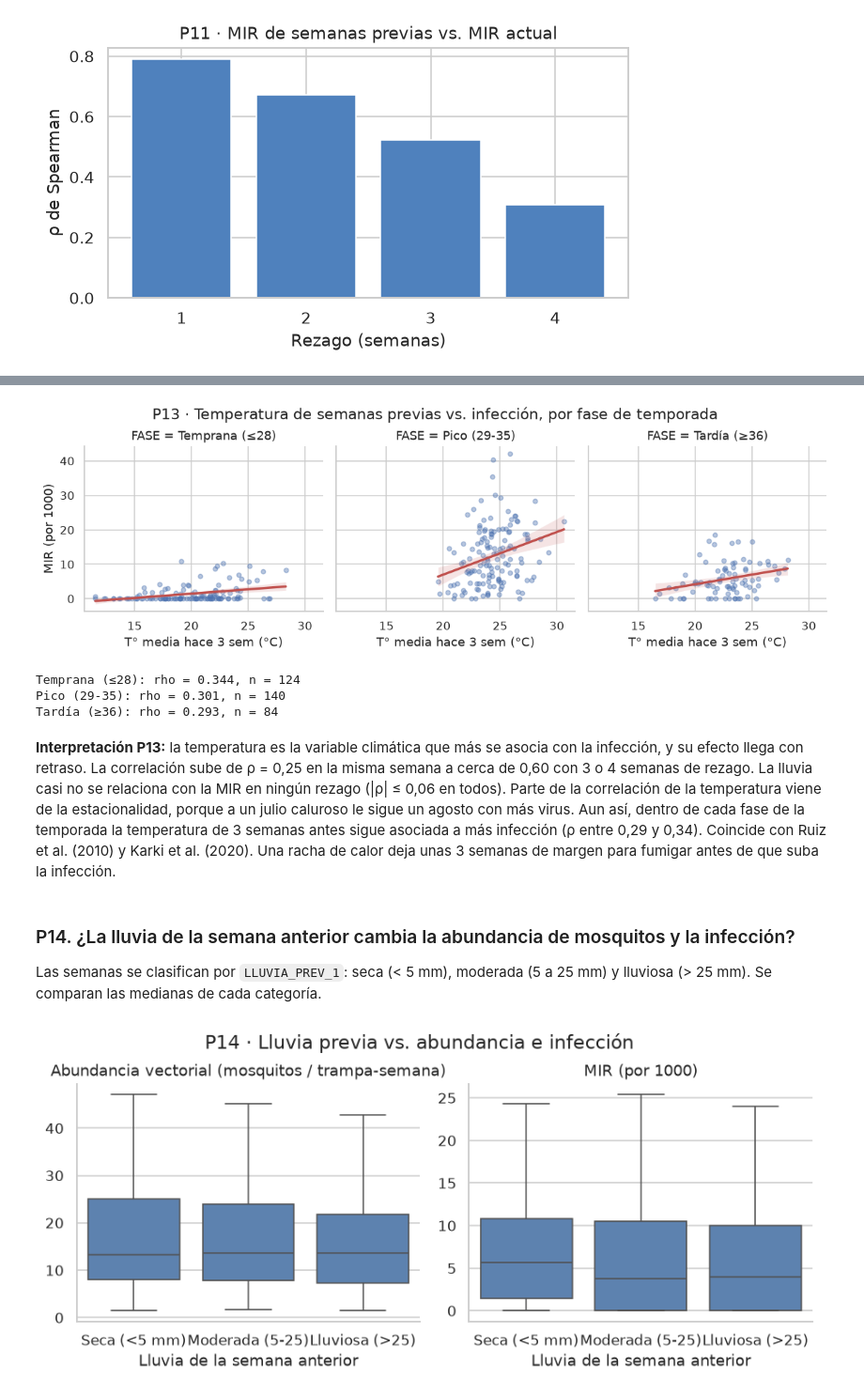
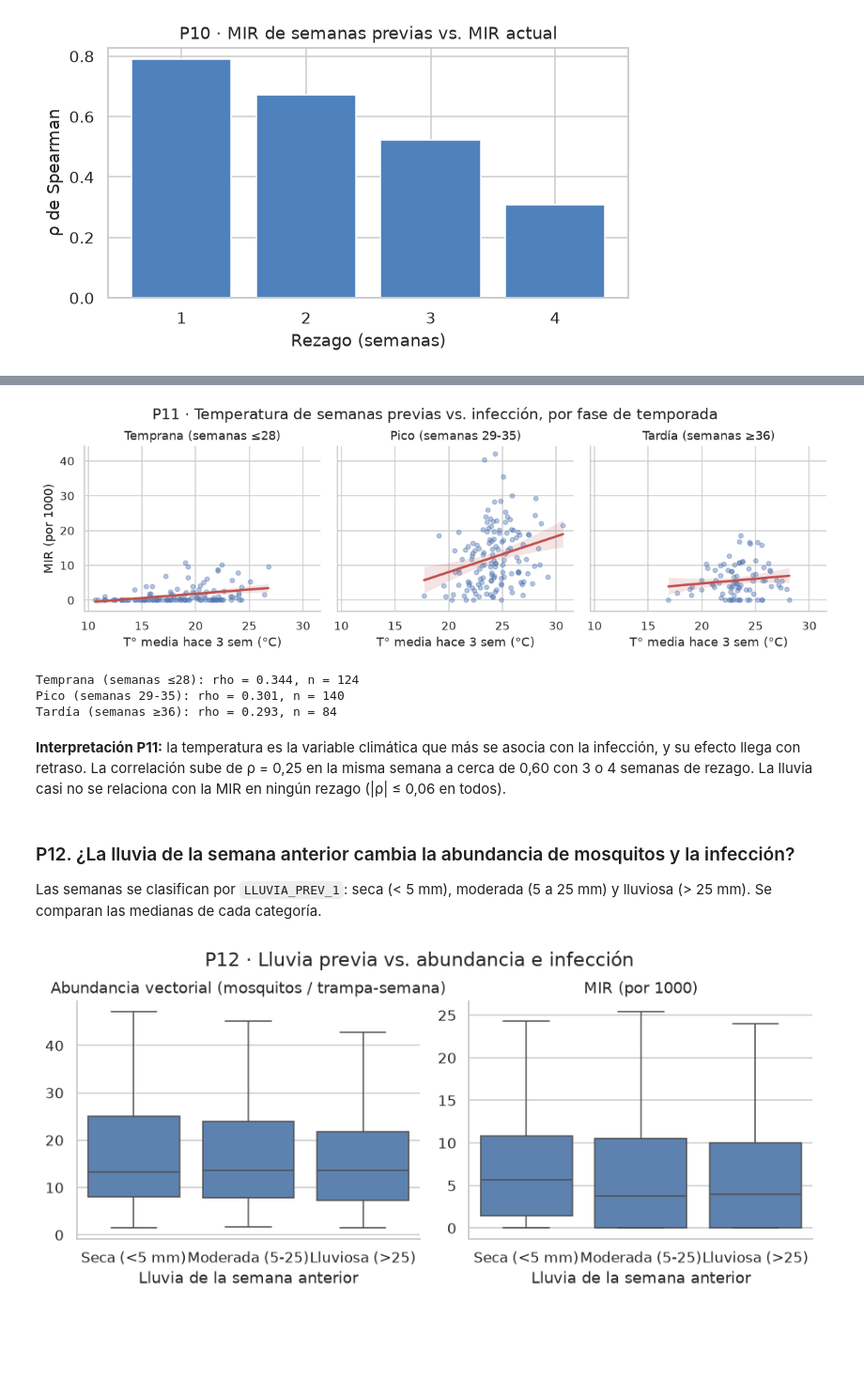
Before and after one commit to salva1984/icd, a Jupyter notebook: proyecto_wnv.ipynb, the cells around one changed output, grey strips where cells are left out. Shown at 94% size. Cells and saved outputs as stored; diff of their text form; code cells hidden in the pictures; blank space fills up the shorter version.

Commit message:
mi parte xd

```diff
--- a/proyecto_wnv.ipynb
+++ b/proyecto_wnv.ipynb
@@ -388,11 +395,11 @@ Celdas útiles faltantes (AWND, PRCP, TMAX, TMIN): 18 de 58,048 = 0.03 %  |  col
 La temperatura semanal es el promedio de las siete medias diarias y la lluvia semanal es la suma de los siete días, igual que en Karki et al. (2020). Con estas series se construyen las features climáticas de la sección 6.
 # %%
 clima['AÑO'] = clima['DATE'].dt.year
-clima_sem = (clima.groupby(['ESTACION', 'WEEK_START'])
+clima_semanal = (clima.groupby(['ESTACION', 'WEEK_START'])
              .agg(TAVG_SEM=('TAVG', 'mean'), PRCP_SEM=('PRCP', 'sum'))
              .reset_index()
              .sort_values(['ESTACION', 'WEEK_START']))
-clima_sem.head()
+clima_semanal.head()
 # %% [output]
 |  | ESTACION | WEEK_START | TAVG_SEM | PRCP_SEM |
 | 0 | Midway | 2006-12-31 | 5.708333 | 37.4 |
@@ -1018,10 +1033,17 @@ ax.set_title('P11 · MIR de semanas previas vs. MIR actual'); plt.tight_layout()
 | 3 | 4 | 0.309 |
 [figure]
 # %%
-s9 = sem_ok.dropna(subset=['MIR_PREV_1']).assign(FASE=lambda d: pd.cut(d['WEEK'], [0, 28, 35, 60], labels=['Temprana (≤28)', 'Pico (29-35)', 'Tardía (≥36)']))
-g = sns.lmplot(data=s9, x='MIR_PREV_1', y='MIR', col='FASE', height=3.3, aspect=1.1,
-               scatter_kws={'alpha':.4, 's':18}, line_kws={'color':'#c0504d'})
-g.set_axis_labels('MIR de la semana anterior', 'MIR de la semana'); g.figure.suptitle('P11 · MIR previa vs. actual, por fase', y=1.04); plt.show()
-for fase, d in s9.groupby('FASE', observed=True):
-    r = d['MIR_PREV_1'].corr(d['MIR'], method='spearman'); print(f'{fase}: rho = {r:.3f}, n = {len(d)}')
+semanas_con_mir_previa = semanas_validas.dropna(subset=['MIR_PREV_1'])
+
+grafico = sns.lmplot(data=semanas_con_mir_previa, x='MIR_PREV_1', y='MIR', col='FASE',
+                     height=3.3, aspect=1.1,
+                     scatter_kws={'alpha': .4, 's': 18}, line_kws={'color': '#c0504d'})
+grafico.set_axis_labels('MIR de la semana anterior', 'MIR de la semana')
+grafico.set_titles('{col_name}')
+grafico.figure.suptitle('P10 · MIR previa vs. actual, por fase', y=1.04)
+plt.show()
+
+for fase, semanas_de_la_fase in semanas_con_mir_previa.groupby('FASE', observed=True):
+    rho = semanas_de_la_fase['MIR_PREV_1'].corr(semanas_de_la_fase['MIR'], method='spearman')
+    print(f'{fase}: rho = {rho:.3f}, n = {len(semanas_de_la_fase)}')
 # %% [output]
@@ -1096,19 +1084,23 @@ Mayor asociación de la temperatura: rezago de 4 sem (ρ = 0.597)
 # %%
-s13 = sem_ok.assign(FASE=pd.cut(sem_ok['WEEK'], [0, 28, 35, 60], labels=['Temprana (≤28)', 'Pico (29-35)', 'Tardía (≥36)']))
-g = sns.lmplot(data=s13, x='TEMP_PREV_3', y='MIR', col='FASE', height=3.3, aspect=1.1,
-               scatter_kws={'alpha':.4, 's':18}, line_kws={'color':'#c0504d'})
-g.set_axis_labels('T° media hace 3 sem (°C)', 'MIR (por 1000)')
-g.figure.suptitle('P13 · Temperatura de semanas previas vs. infección, por fase de temporada', y=1.04); plt.show()
-for fase, d in s13.groupby('FASE', observed=True):
-    r = d['TEMP_PREV_3'].corr(d['MIR'], method='spearman'); print(f'{fase}: rho = {r:.3f}, n = {len(d)}')
+grafico = sns.lmplot(data=semanas_validas, x='TEMP_PREV_4', y='MIR', col='FASE',
+                     height=3.3, aspect=1.1,
+                     scatter_kws={'alpha': .4, 's': 18}, line_kws={'color': '#c0504d'})
+grafico.set_axis_labels('T° media hace 3 sem (°C)', 'MIR (por 1000)')
+grafico.set_titles('{col_name}')
+grafico.figure.suptitle('P11 · Temperatura de semanas previas vs. infección, por fase de temporada', y=1.04)
+plt.show()
+
+for fase, semanas_de_la_fase in semanas_validas.groupby('FASE', observed=True):
+    rho = semanas_de_la_fase['TEMP_PREV_3'].corr(semanas_de_la_fase['MIR'], method='spearman')
+    print(f'{fase}: rho = {rho:.3f}, n = {len(semanas_de_la_fase)}')
 # %% [output]
-[figure, old version]
+[figure, new version]
-Temprana (≤28): rho = 0.344, n = 124
-Pico (29-35): rho = 0.301, n = 140
-Tardía (≥36): rho = 0.293, n = 84
+Temprana (semanas ≤28): rho = 0.344, n = 124
+Pico (semanas 29-35): rho = 0.301, n = 140
+Tardía (semanas ≥36): rho = 0.293, n = 84
 # %% [markdown]
-**Interpretación P13:** la temperatura es la variable climática que más se asocia con la infección, y su efecto llega con retraso. La correlación sube de ρ = 0,25 en la misma semana a cerca de 0,60 con 3 o 4 semanas de rezago. La lluvia casi no se relaciona con la MIR en ningún rezago (|ρ| ≤ 0,06 en todos). Parte de la correlación de la temperatura viene de la estacionalidad, porque a un julio caluroso le sigue un agosto con más virus. Aun así, dentro de cada fase de la temporada la temperatura de 3 semanas antes sigue asociada a más infección (ρ entre 0,29 y 0,34). Coincide con Ruiz et al. (2010) y Karki et al. (2020). Una racha de calor deja unas 3 semanas de margen para fumigar antes de que suba la infección.
+**Interpretación P11:** la temperatura es la variable climática que más se asocia con la infección, y su efecto llega con retraso. La correlación sube de ρ = 0,25 en la misma semana a cerca de 0,60 con 3 o 4 semanas de rezago. La lluvia casi no se relaciona con la MIR en ningún rezago (|ρ| ≤ 0,06 en todos).
 # %% [markdown]
-### P14. ¿La lluvia de la semana anterior cambia la abundancia de mosquitos y la infección?
+### P12. ¿La lluvia de la semana anterior cambia la abundancia de mosquitos y la infección?
 Las semanas se clasifican por `LLUVIA_PREV_1`: seca (< 5 mm), moderada (5 a 25 mm) y lluviosa (> 25 mm). Se comparan las medianas de cada categoría.
 # %%
```
Also changed, not shown: parts of 71 cells of this notebook, 2 other files.
